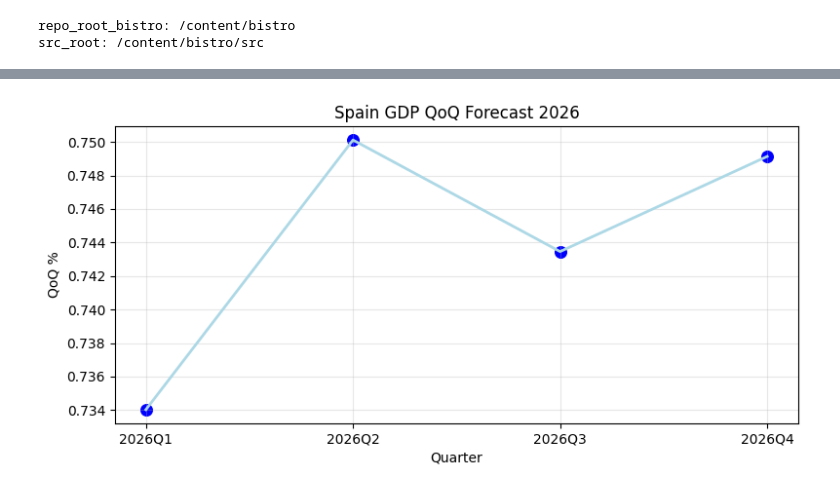
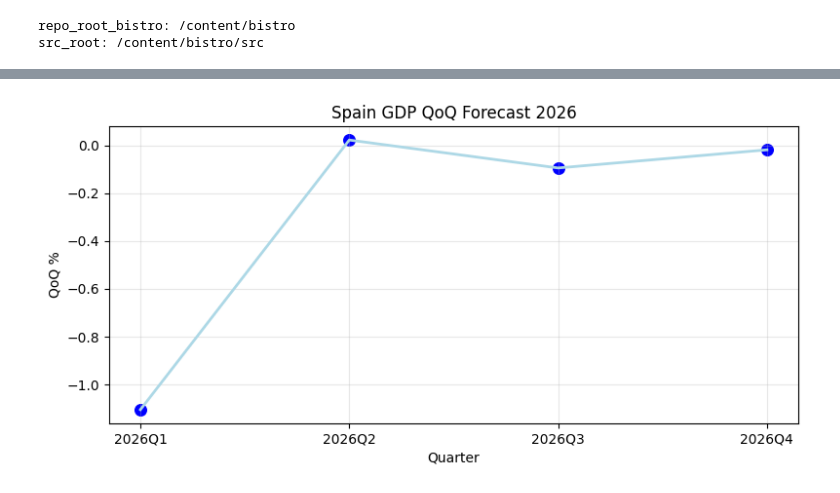
Before and after one commit to angelagdca/GDP_first_model, a Jupyter notebook: GDP_model_second_try.ipynb, the cells around one changed output, grey strips where cells are left out. Cells and saved outputs as stored; diff of their text form; code cells hidden in the pictures.

```diff
--- a/GDP_model_second_try.ipynb
+++ b/GDP_model_second_try.ipynb
@@ -464,11 +522,8 @@ Definir la estructura del forecast: horizonte, ventana histórica y división en
 # %%
-import matplotlib.pyplot as plt
-import pandas as pd
-
 #Parámetros del forecast
 FREQ = "Q"
 PDT = 4   # 4 trimestres
-CTX = 12  # 12 trimestres de contexto
+CTX = 24  # 24 trimestres de contexto
 BSZ = 32
 PSZ = 8
 
@@ -488,9 +543,9 @@ print("Forecast empieza en:", forecast_start)
 #Visualización rápida de la serie
 plt.figure(figsize=(10, 4))
 plt.plot(ts.index.to_timestamp(), ts.values)
-plt.title("Spain GDP qoq")
-plt.xlabel("Date")
-plt.ylabel("qoq %")
+plt.title("España - log del PIB real")
+plt.ylabel("log(nivel)")
+plt.ylabel("log(level)")
 plt.grid(True)
 plt.show()
 # %% [output]
@@ -629,7 +695,7 @@ from gluonts.dataset.pandas import PandasDataset
 from gluonts.dataset.split import split
 from uni2ts.model.moirai import MoiraiForecast, MoiraiModule
 # %%
-#Ejecutamos BISTRO
+#Ejecutamos BISTRO + forecast
 
 MODEL_REPO = Path("/content/bistro/bistro-finetuned")
 
@@ -687,13 +753,14 @@ for w in range(forecast_windows):
         {
             "bistro_pred": preds,
             "bistro_lo": ci[:, 0],
-            "bistro_hi": ci[:, 1],
+            "bistro_hi": ci[:, 1]
         },
         index=pred_index,
     )
 
     bistro_forecast_by_window[w] = dfw
 
+    #En forecast puro futuro no habrá actuals, por lo que *rmse* será NaN
     actual = df_model[target_col].reindex(pred_index).astype(float)
     pred = dfw["bistro_pred"].astype(float)
     valid = actual.notna() & pred.notna()
@@ -718,7 +785,30 @@ display(rmse_table)
 forecast_2026 = bistro_forecast_by_window[0].copy()
 forecast_2026 = forecast_2026.loc["2026Q1":"2026Q4"]
 
-print("Forecast QoQ de España para 2026:")
+#último PIB real observado
+last_gdp_real = df_model["gdp_real"].dropna().iloc[-1]
+
+#predicción en log(nivel)
+forecast_log = forecast_2026["bistro_pred"].astype(float)
+
+#convertir de log a nivel
+forecast_levels = np.exp(forecast_log)
+
+#construir serie completa: último real + forecasts
+gdp_levels_all = pd.concat([
+    pd.Series([last_gdp_real], index=[df_model.index[-1]]),
+    forecast_levels
+])
+
+#calcular QoQ correctamente
+forecast_qoq = gdp_levels_all.pct_change() * 100
+forecast_qoq = forecast_qoq.iloc[1:]
+
+#añadir al dataframe final
+forecast_2026["forecast_gdp_level"] = forecast_levels
+forecast_2026["forecast_gdp_qoq"] = forecast_qoq
+
+print("Forecast de España para 2026:")
 display(forecast_2026)
 # %% [output]
 Loading weights from local directory
@@ -853,21 +1254,21 @@ plt.show()
 # %%
 import matplotlib.pyplot as plt
 
-x = forecast_2026.index.astype(str)   # '2026Q1', '2026Q2'...
-y = forecast_2026["bistro_pred"].values
+x = forecast_2026.index.astype(str)
+y = forecast_2026["forecast_gdp_qoq"].values
 
 fig, ax = plt.subplots(figsize=(8, 4))
 ax.plot(x, y, linewidth=2, color="lightblue")
 ax.scatter(x, y, s=70, color="blue")
 ax.set_title("Spain GDP QoQ Forecast 2026")
 ax.set_xlabel("Quarter")
 ax.set_ylabel("QoQ %")
 ax.grid(True, alpha=0.3)
 
 plt.tight_layout()
 plt.show()
 # %% [output]
-[figure, old version]
+[figure, new version]
 # %%
 print("Número de observaciones:", len(df_model))
 print("Primer periodo:", df_model.index.min())
```
Also changed, not shown: parts of 29 cells of this notebook.
